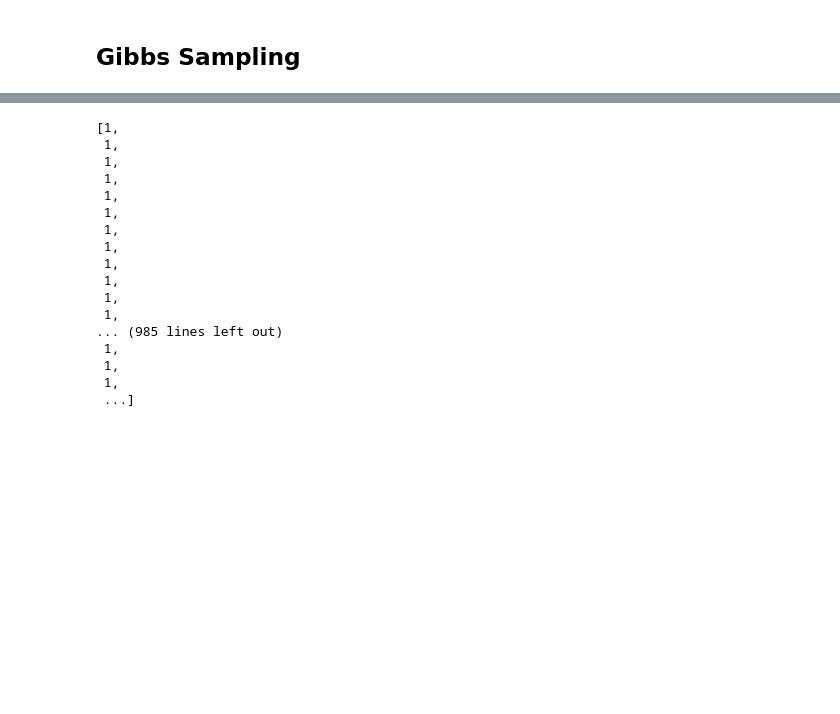
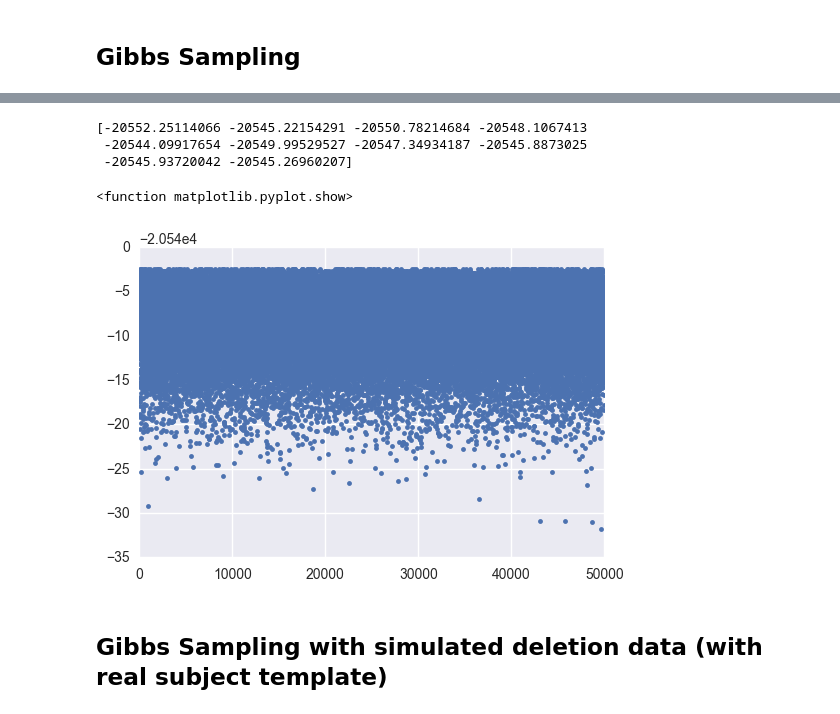
Before and after one commit to vkozareva/geneCNV, a Jupyter notebook: notebooks/Gibbs_sampling_CNV_detection.ipynb, the cells around one changed output, grey strips where cells are left out. Drawn from its saved outputs; the diff is of its cells as text; code cells hidden in the pictures; blank space fills up the shorter version.

```diff
--- a/notebooks/Gibbs_sampling_CNV_detection.ipynb
+++ b/notebooks/Gibbs_sampling_CNV_detection.ipynb
@@ -334,20 +225,15 @@ gibbs_df2.head(10)
-# %%
-gibbs_data2[0]
-# %% [output]
-[1,
- 1,
- 1,
- 1,
- 1,
- 1,
- 1,
- 1,
- 1,
- 1,
- 1,
- 1,
-... (985 lines left out)
- 1,
- 1,
- 1,
- ...]
+# %%
+print logliks[:10]
+# why don't likelihoods converge as iterations continue?
+plt.figure()
+plt.plot(range(len(logliks)), logliks, '.')
+# plt.hist(logliks, bins=150)
+plt.show
+# %% [output]
+[-20552.25114066 -20545.22154291 -20550.78214684 -20548.1067413
+ -20544.09917654 -20549.99529527 -20547.34934187 -20545.8873025
+ -20545.93720042 -20545.26960207]
+<function matplotlib.pyplot.show>
+[figure, added]
+# %% [markdown]
+## Gibbs Sampling with simulated deletion data (with real subject template)
```
Also changed, not shown: parts of 18 cells of this notebook, 1 other file.
